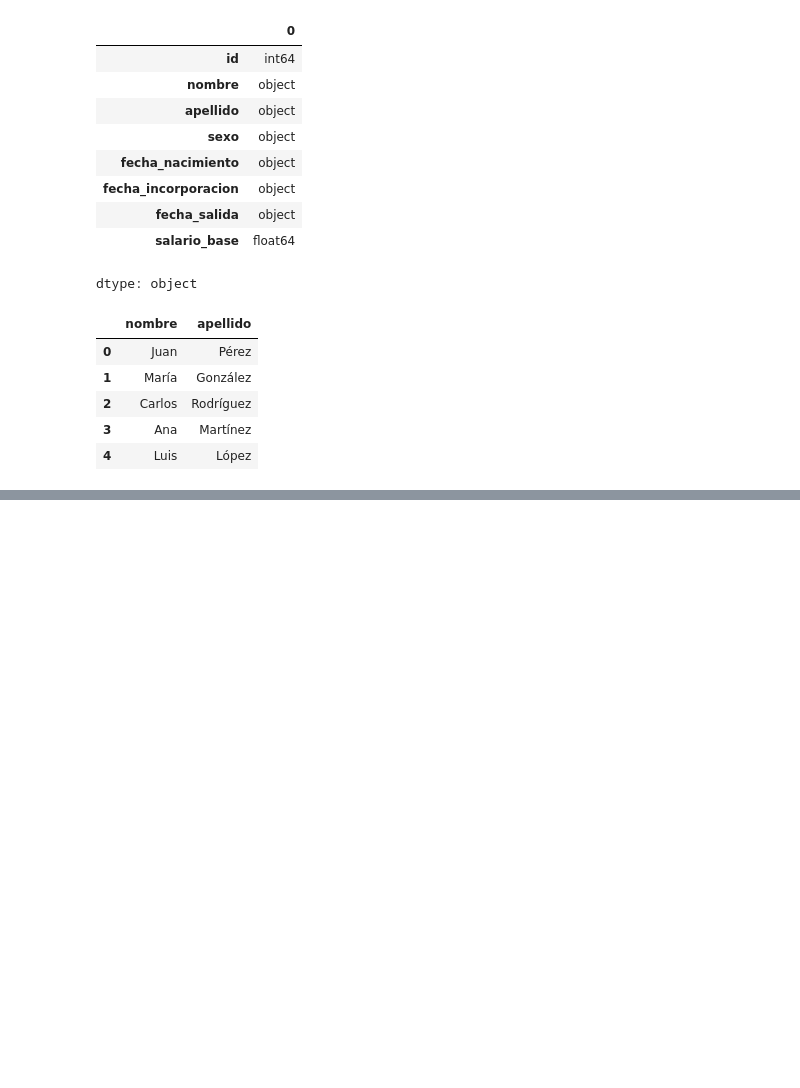
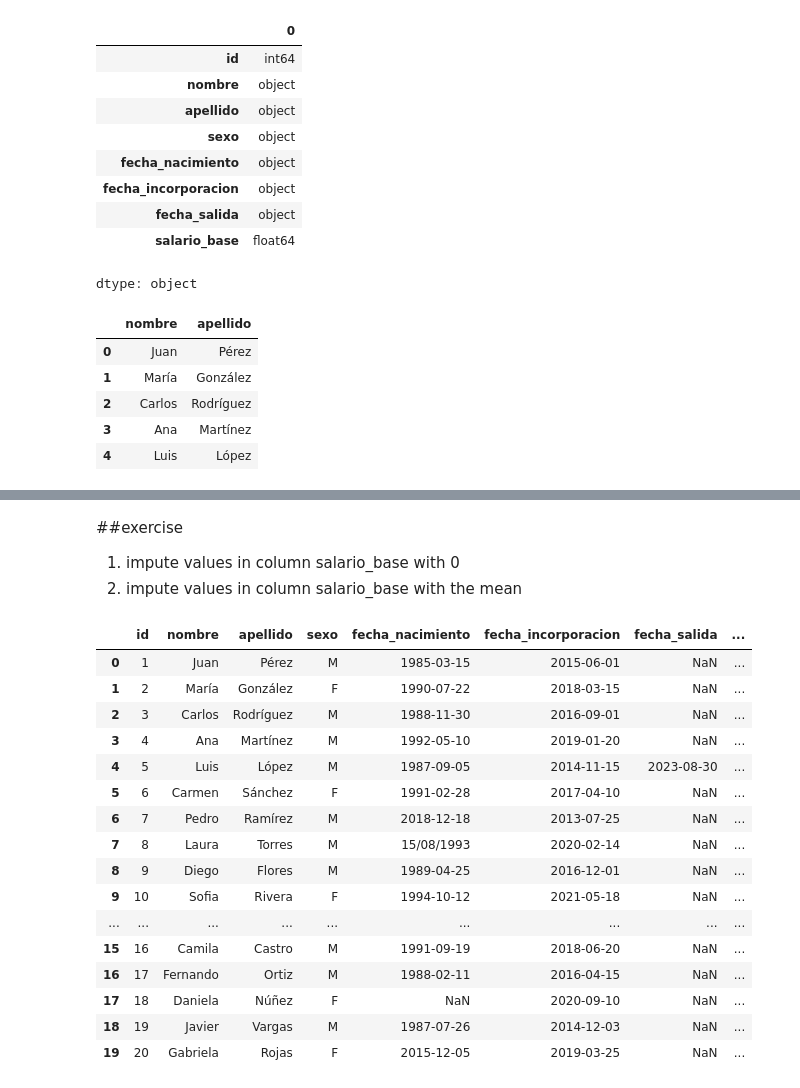
Before and after one commit to EzeGB/PythonExcercises, a Jupyter notebook: Pandas_exercises.ipynb, the cells around one changed output, grey strips where cells are left out. Cells and saved outputs as stored; diff of their text form; code cells hidden in the pictures; blank space fills up the shorter version.

```diff
--- a/Pandas_exercises.ipynb
+++ b/Pandas_exercises.ipynb
@@ -114,0 +164,30 @@ df_employees[['nombre','apellido']].head(5)
+# %% [markdown]
+##exercise
+1. impute values in column salario_base with 0
+2. impute values in column salario_base with the mean
+# %%
+df_employees0 = pd.read_csv('empleadosCSV.csv')
+df_employeesM = pd.read_csv('empleadosCSV.csv')
+
+df_employees0['salario_base'] = df_employees0['salario_base'].fillna(0)
+df_employeesM['salario_base'] = df_employeesM['salario_base'].fillna(df_employees['salario_base'].mean())
+
+df_employees0.head(20)
+# %% [output]
+|  | id | nombre | apellido | sexo | fecha_nacimiento | fecha_incorporacion | fecha_salida | ... |
+| 0 | 1 | Juan | Pérez | M | 1985-03-15 | 2015-06-01 | NaN | ... |
+| 1 | 2 | María | González | F | 1990-07-22 | 2018-03-15 | NaN | ... |
+| 2 | 3 | Carlos | Rodríguez | M | 1988-11-30 | 2016-09-01 | NaN | ... |
+| 3 | 4 | Ana | Martínez | M | 1992-05-10 | 2019-01-20 | NaN | ... |
+| 4 | 5 | Luis | López | M | 1987-09-05 | 2014-11-15 | 2023-08-30 | ... |
+| 5 | 6 | Carmen | Sánchez | F | 1991-02-28 | 2017-04-10 | NaN | ... |
+| 6 | 7 | Pedro | Ramírez | M | 2018-12-18 | 2013-07-25 | NaN | ... |
+| 7 | 8 | Laura | Torres | M | 15/08/1993 | 2020-02-14 | NaN | ... |
+| 8 | 9 | Diego | Flores | M | 1989-04-25 | 2016-12-01 | NaN | ... |
+| 9 | 10 | Sofia | Rivera | F | 1994-10-12 | 2021-05-18 | NaN | ... |
+| ... | ... | ... | ... | ... | ... | ... | ... | ... |
+| 15 | 16 | Camila | Castro | M | 1991-09-19 | 2018-06-20 | NaN | ... |
+| 16 | 17 | Fernando | Ortiz | M | 1988-02-11 | 2016-04-15 | NaN | ... |
+| 17 | 18 | Daniela | Núñez | F | NaN | 2020-09-10 | NaN | ... |
+| 18 | 19 | Javier | Vargas | M | 1987-07-26 | 2014-12-03 | NaN | ... |
+| 19 | 20 | Gabriela | Rojas | F | 2015-12-05 | 2019-03-25 | NaN | ... |
```
Also changed, not shown: parts of 15 cells of this notebook.
